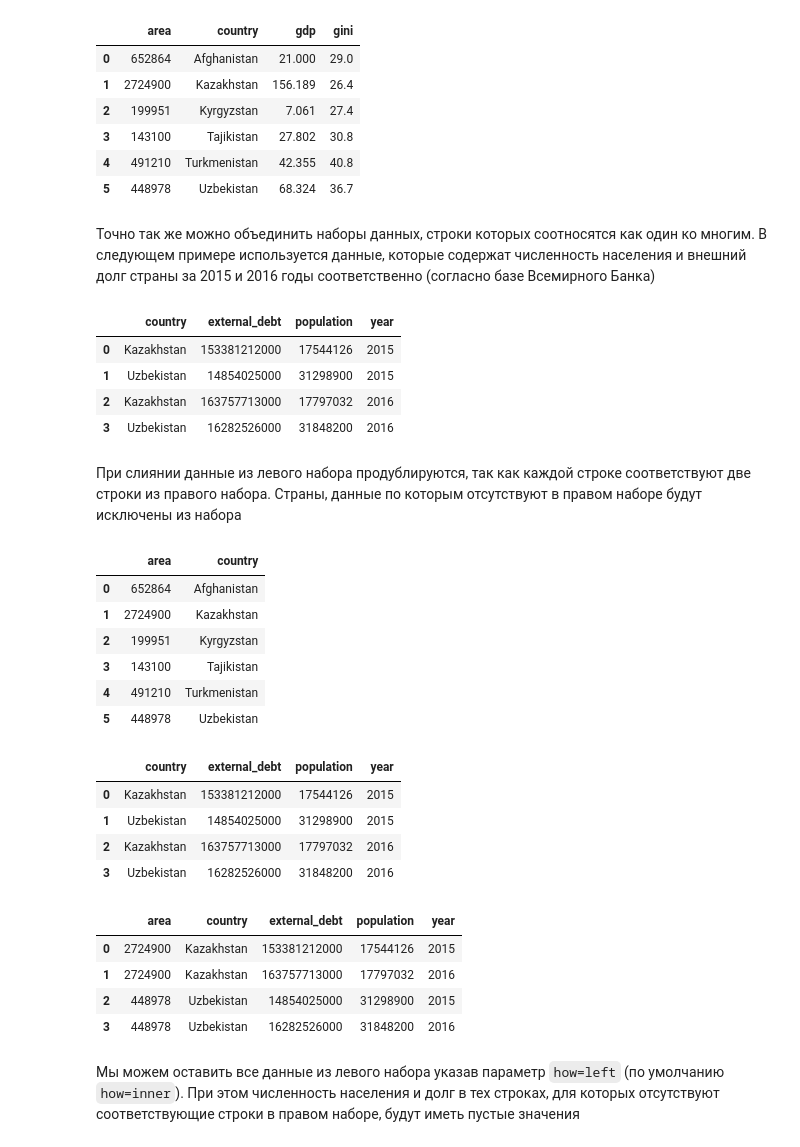
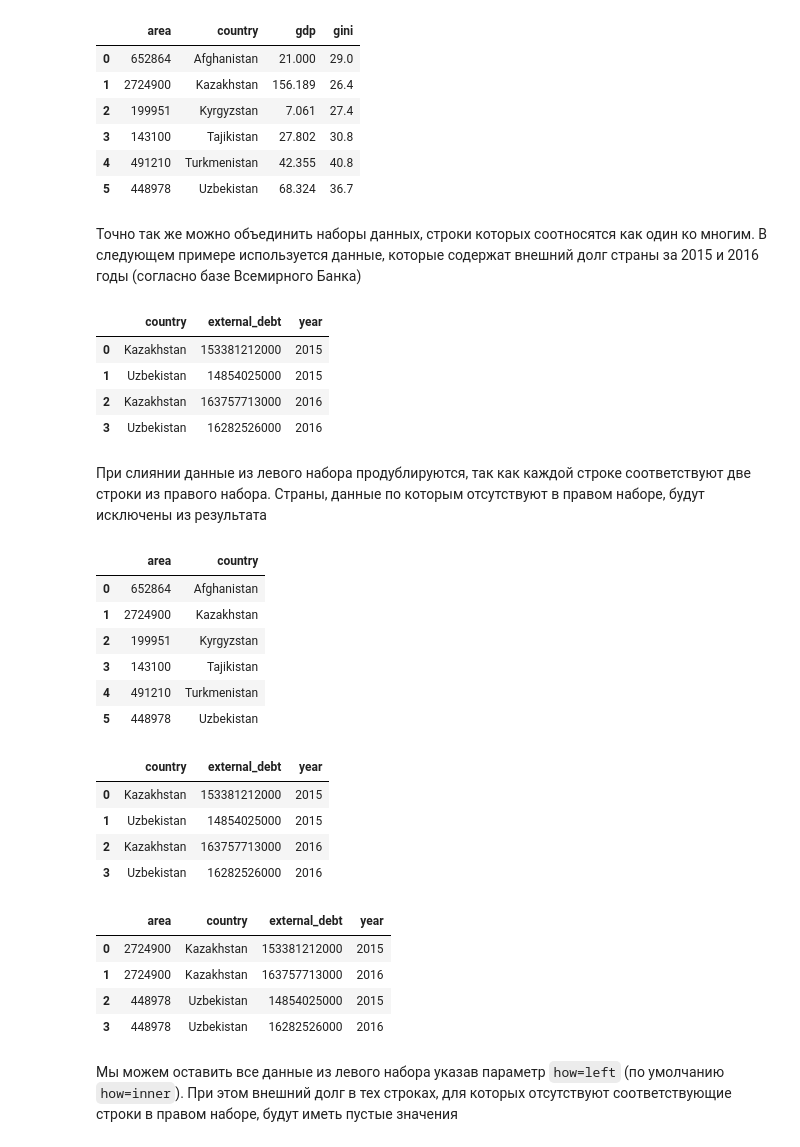
Before and after one commit to agzamovr/ml-course-uz, a Jupyter notebook: 03.05 Concatenation and merge in pandas.ipynb, the cells around one changed output. Drawn from its saved outputs; the diff is of its cells as text; code cells hidden in the pictures.

```diff
--- a/03.05 Concatenation and merge in pandas.ipynb
+++ b/03.05 Concatenation and merge in pandas.ipynb
@@ -202,26 +202,24 @@ display_horizontal([df_left, df_right], result)
 | 4 | 491210 | Turkmenistan | 42.355 | 40.8 |
 | 5 | 448978 | Uzbekistan | 68.324 | 36.7 |
 # %% [markdown]
-Точно так же можно объединить наборы данных, строки которых соотносятся как один ко многим. В следующем примере используется данные, которые содержат численность населения и внешний долг страны за 2015 и 2016 годы соответственно (согласно базе Всемирного Банка)
+Точно так же можно объединить наборы данных, строки которых соотносятся как один ко многим. В следующем примере используется данные, которые содержат внешний долг страны за 2015 и 2016 годы (согласно базе Всемирного Банка)
 # %%
-population_2015_2016 = [17544126, 31298900,
-                        17797032, 31848200]
 external_debt_2015_2016 = [153381212000, 14854025000,
                            163757713000, 16282526000]
 year = [2015] * 2 + [2016] * 2
 key = ['Kazakhstan', 'Uzbekistan'] * 2
 
 df_debt = pd.DataFrame(data={'country': key, 'year': year,
-                             'population': population_2015_2016, 'external_debt': external_debt_2015_2016})
+                             'external_debt': external_debt_2015_2016})
 df_debt
 # %% [output]
-|  | country | external_debt | population | year |
-| 0 | Kazakhstan | 153381212000 | 17544126 | 2015 |
-| 1 | Uzbekistan | 14854025000 | 31298900 | 2015 |
-| 2 | Kazakhstan | 163757713000 | 17797032 | 2016 |
-| 3 | Uzbekistan | 16282526000 | 31848200 | 2016 |
+|  | country | external_debt | year |
+| 0 | Kazakhstan | 153381212000 | 2015 |
+| 1 | Uzbekistan | 14854025000 | 2015 |
+| 2 | Kazakhstan | 163757713000 | 2016 |
+| 3 | Uzbekistan | 16282526000 | 2016 |
 # %% [markdown]
-При слиянии данные из левого набора продублируются, так как каждой строке соответствуют две строки из правого набора. Страны, данные по которым отсутствуют в правом наборе будут исключены из набора
+При слиянии данные из левого набора продублируются, так как каждой строке соответствуют две строки из правого набора. Страны, данные по которым отсутствуют в правом наборе, будут исключены из результата
 # %%
 result = pd.merge(df_left, df_debt, on='country')
 display_horizontal([df_left, df_debt], result)
@@ -233,18 +231,18 @@ display_horizontal([df_left, df_debt], result)
 | 3 | 143100 | Tajikistan |
 | 4 | 491210 | Turkmenistan |
 | 5 | 448978 | Uzbekistan |
-|  | country | external_debt | population | year |
-| 0 | Kazakhstan | 153381212000 | 17544126 | 2015 |
-| 1 | Uzbekistan | 14854025000 | 31298900 | 2015 |
-| 2 | Kazakhstan | 163757713000 | 17797032 | 2016 |
-| 3 | Uzbekistan | 16282526000 | 31848200 | 2016 |
+|  | country | external_debt | year |
+| 0 | Kazakhstan | 153381212000 | 2015 |
+| 1 | Uzbekistan | 14854025000 | 2015 |
+| 2 | Kazakhstan | 163757713000 | 2016 |
+| 3 | Uzbekistan | 16282526000 | 2016 |
-|  | area | country | external_debt | population | year |
-| 0 | 2724900 | Kazakhstan | 153381212000 | 17544126 | 2015 |
-| 1 | 2724900 | Kazakhstan | 163757713000 | 17797032 | 2016 |
-| 2 | 448978 | Uzbekistan | 14854025000 | 31298900 | 2015 |
-| 3 | 448978 | Uzbekistan | 16282526000 | 31848200 | 2016 |
+|  | area | country | external_debt | year |
+| 0 | 2724900 | Kazakhstan | 153381212000 | 2015 |
+| 1 | 2724900 | Kazakhstan | 163757713000 | 2016 |
+| 2 | 448978 | Uzbekistan | 14854025000 | 2015 |
+| 3 | 448978 | Uzbekistan | 16282526000 | 2016 |
 # %% [markdown]
-Мы можем оставить все данные из левого набора указав параметр `how=left` (по умолчанию `how=inner`). При этом численность населения и долг в тех строках, для которых отсутствуют соответствующие строки в правом наборе, будут иметь пустые значения
+Мы можем оставить все данные из левого набора указав параметр `how=left` (по умолчанию `how=inner`). При этом внешний долг в тех строках, для которых отсутствуют соответствующие строки в правом наборе, будут иметь пустые значения
 # %%
 result = pd.merge(df_left, df_debt, on='country', how='left')
 display_horizontal([df_left, df_debt], result)
```
Also changed, not shown: parts of 11 cells of this notebook.
